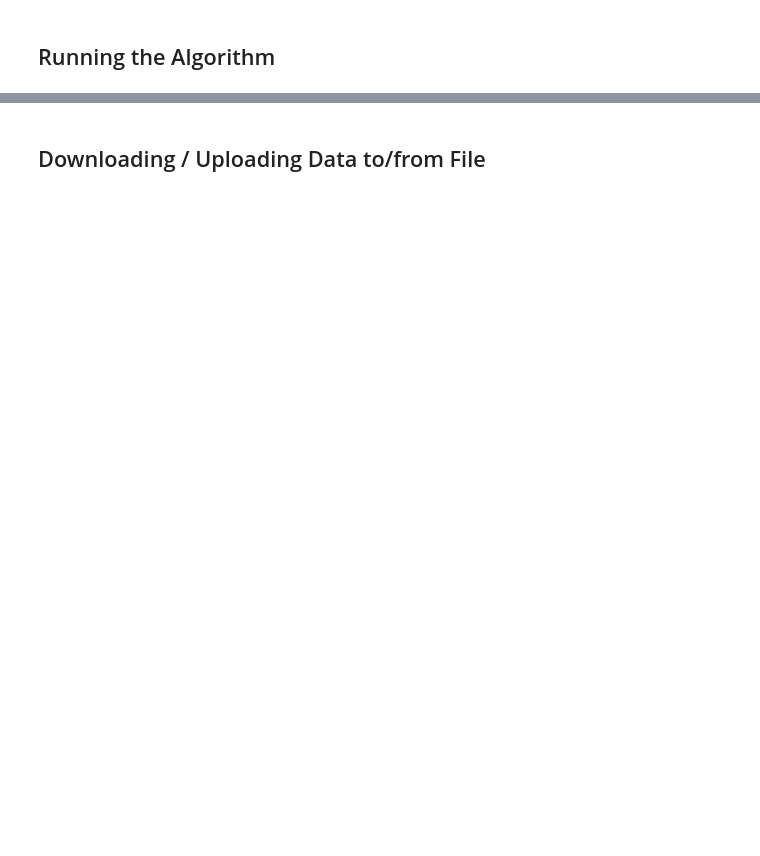
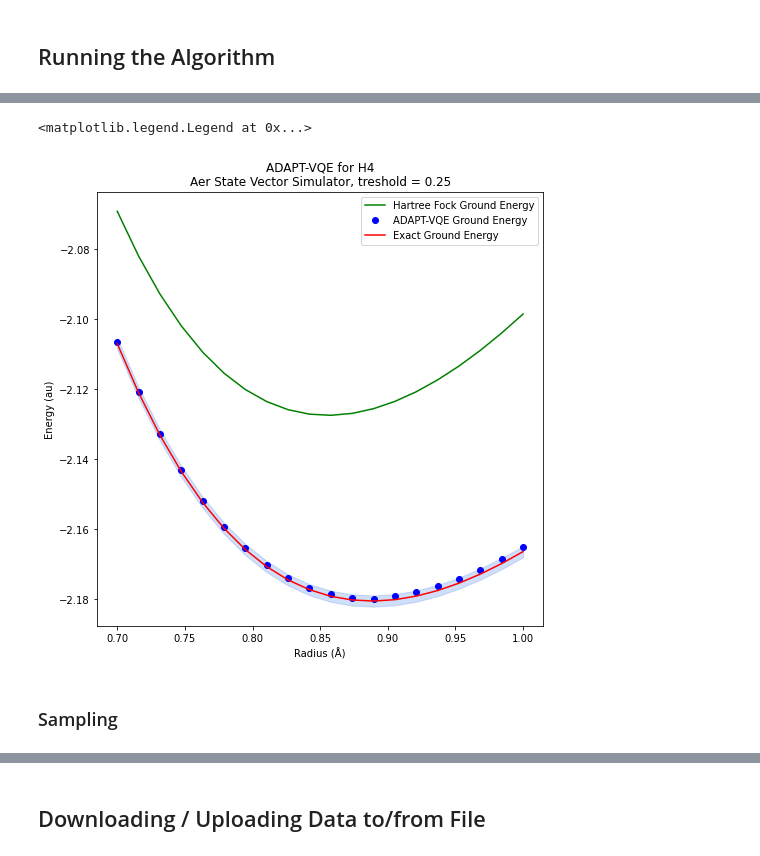
Before and after one commit to mafaldaramoa/VQE, a Jupyter notebook: Qiskit_AdaptVQE.ipynb, the cells around one changed output, grey strips where cells are left out. Cells and saved outputs as stored; diff of their text form; code cells hidden in the pictures; blank space fills up the shorter version.

```diff
--- a/Qiskit_AdaptVQE.ipynb
+++ b/Qiskit_AdaptVQE.ipynb
@@ -1510,0 +1934,39 @@ data.plot()
+# %%
+if backend.name() == "statevector_simulator":
+  backendName = "Aer State Vector Simulator"
+
+elif backend.name() == "qasm_simulator":
+  backendName = "Aer QASM Simulator"
+
+else:
+  backendName = backend.name()
+
+# Change this to plot only part of the data
+start = 0
+stop = len(rList)
+
+minEnergies = [energy - chemicalAccuracy for energy in exactEnergies][start:stop]
+maxEnergies = [energy + chemicalAccuracy for energy in exactEnergies][start:stop]
+
+fig = plt.subplots(figsize = [8,8])
+
+plt.plot(rList[start:stop],hfEnergies[start:stop],color = 'g',label = 'Hartree Fock Ground Energy')
+plt.plot(rList[start:stop],adaptEnergies[start:stop],'o',color = 'b',label = 'ADAPT-VQE Ground Energy')
+plt.plot(rList[start:stop],exactEnergies[start:stop],color = 'r',label = 'Exact Ground Energy')
+plt.fill_between(rList[start:stop],minEnergies,maxEnergies,color='cornflowerblue',alpha=0.3)
+
+plt.ylabel("Energy (au)")
+plt.xlabel("Radius (Å)")
+
+title = f"ADAPT-VQE for {name}\n"
+if backendName != "Aer State Vector Simulator":
+  title += "{} shots".format(shots)
+title += "{}, treshold = {}".format(backendName,treshold)
+
+plt.title(title)
+plt.legend()
+# %% [output]
+<matplotlib.legend.Legend at 0x...>
+[figure, added]
+# %% [markdown]
+### Sampling
```
Also changed, not shown: parts of 49 cells of this notebook.
